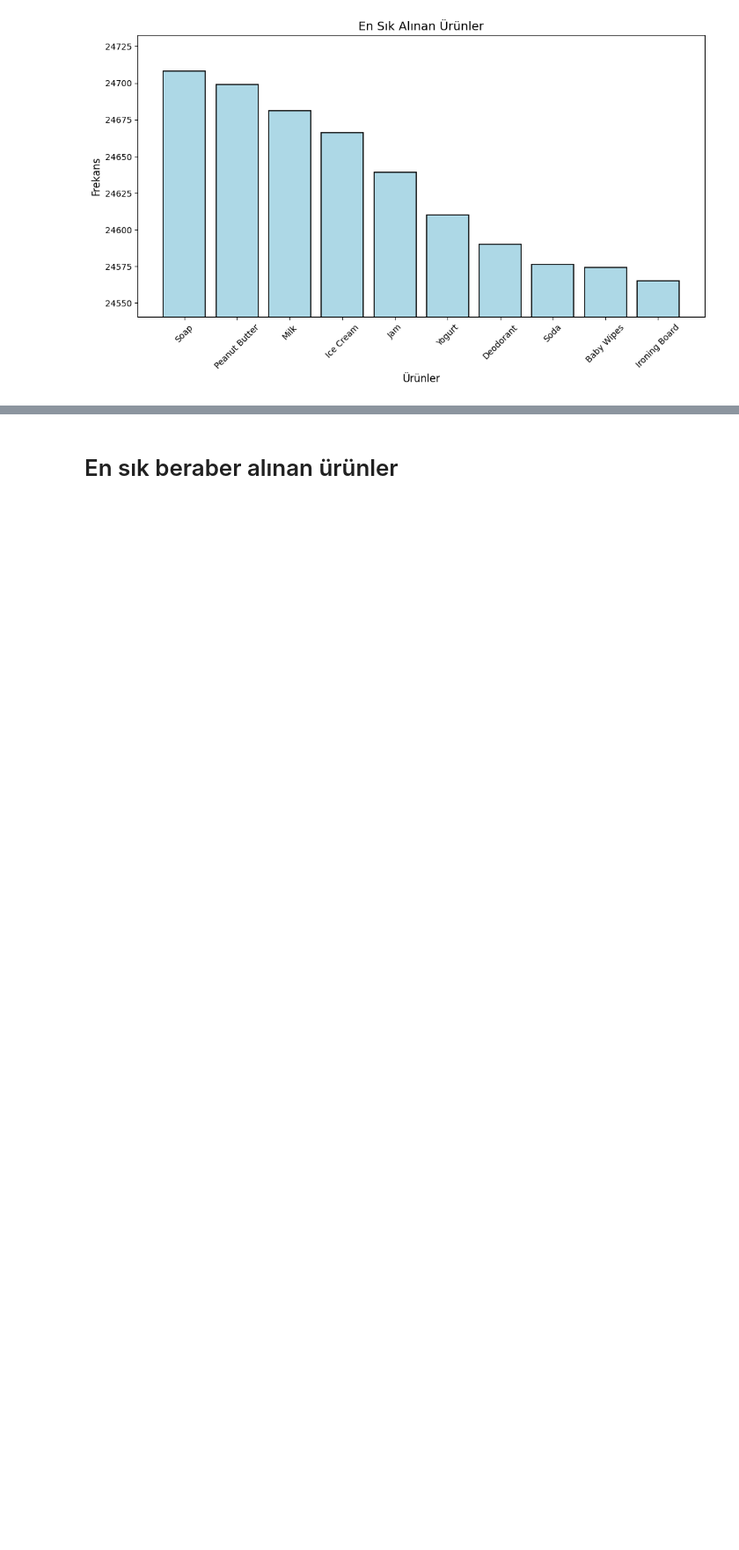
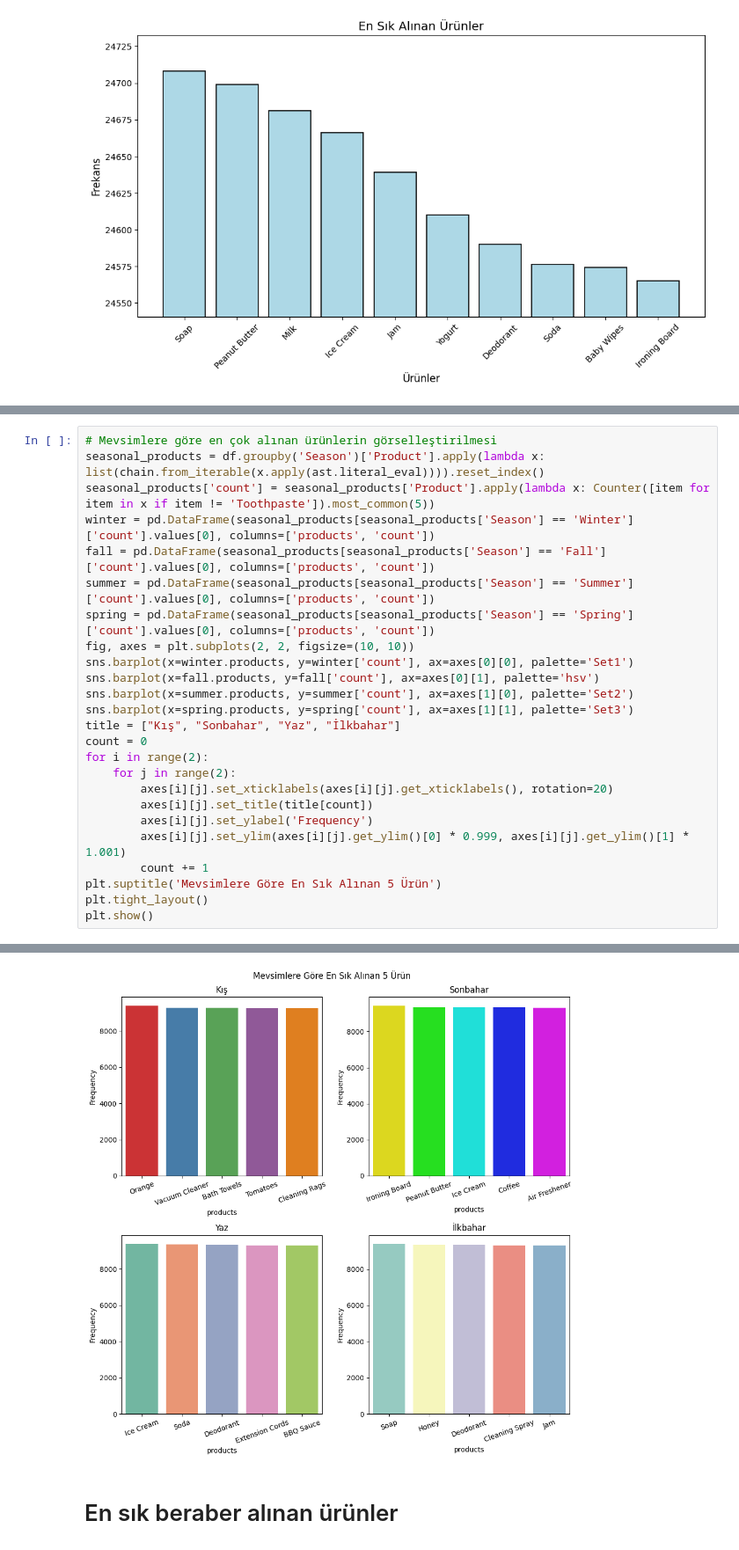
Before and after one commit to bersankilic/retail_transactions_analysis, a Jupyter notebook: veri_madenciligi.ipynb, the cells around one changed output, grey strips where cells are left out. Shown: that part at 88% size. Cells and saved outputs as stored; diff of their text form; blank space fills up the shorter version.

```diff
--- a/veri_madenciligi.ipynb
+++ b/veri_madenciligi.ipynb
@@ -295,0 +321,26 @@ plt.show()
+# %%
+# Mevsimlere göre en çok alınan ürünlerin görselleştirilmesi
+seasonal_products = df.groupby('Season')['Product'].apply(lambda x: list(chain.from_iterable(x.apply(ast.literal_eval)))).reset_index()
+seasonal_products['count'] = seasonal_products['Product'].apply(lambda x: Counter([item for item in x if item != 'Toothpaste']).most_common(5))
+winter = pd.DataFrame(seasonal_products[seasonal_products['Season'] == 'Winter']['count'].values[0], columns=['products', 'count'])
+fall = pd.DataFrame(seasonal_products[seasonal_products['Season'] == 'Fall']['count'].values[0], columns=['products', 'count'])
+summer = pd.DataFrame(seasonal_products[seasonal_products['Season'] == 'Summer']['count'].values[0], columns=['products', 'count'])
+spring = pd.DataFrame(seasonal_products[seasonal_products['Season'] == 'Spring']['count'].values[0], columns=['products', 'count'])
+fig, axes = plt.subplots(2, 2, figsize=(10, 10))
+sns.barplot(x=winter.products, y=winter['count'], ax=axes[0][0], palette='Set1')
+sns.barplot(x=fall.products, y=fall['count'], ax=axes[0][1], palette='hsv')
+sns.barplot(x=summer.products, y=summer['count'], ax=axes[1][0], palette='Set2')
+sns.barplot(x=spring.products, y=spring['count'], ax=axes[1][1], palette='Set3')
+title = ["Kış", "Sonbahar", "Yaz", "İlkbahar"]
+count = 0
+for i in range(2):
+    for j in range(2):
+        axes[i][j].set_xticklabels(axes[i][j].get_xticklabels(), rotation=20)
+        axes[i][j].set_title(title[count])
+        axes[i][j].set_ylabel('Frequency')
+        axes[i][j].set_ylim(axes[i][j].get_ylim()[0] * 0.999, axes[i][j].get_ylim()[1] * 1.001)
+        count += 1
+plt.suptitle('Mevsimlere Göre En Sık Alınan 5 Ürün')
+plt.tight_layout()
+plt.show()
+# %% [output]
@@ -296,3 +362,4 @@ plt.show()
+[figure, added]
 # %% [markdown]
 # En sık beraber alınan ürünler
 # %%
```
Also changed, not shown: parts of 8 cells of this notebook, 1 other file.
